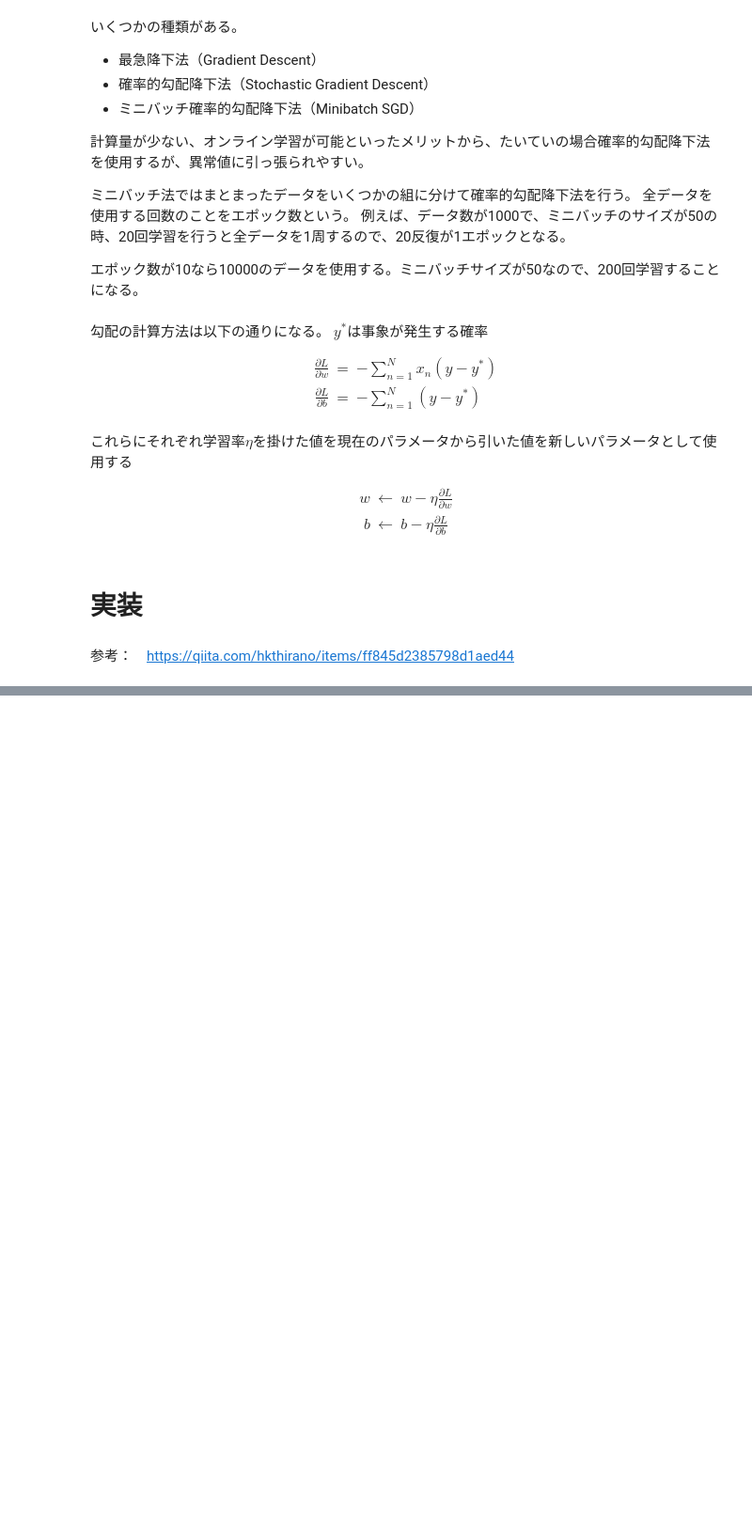
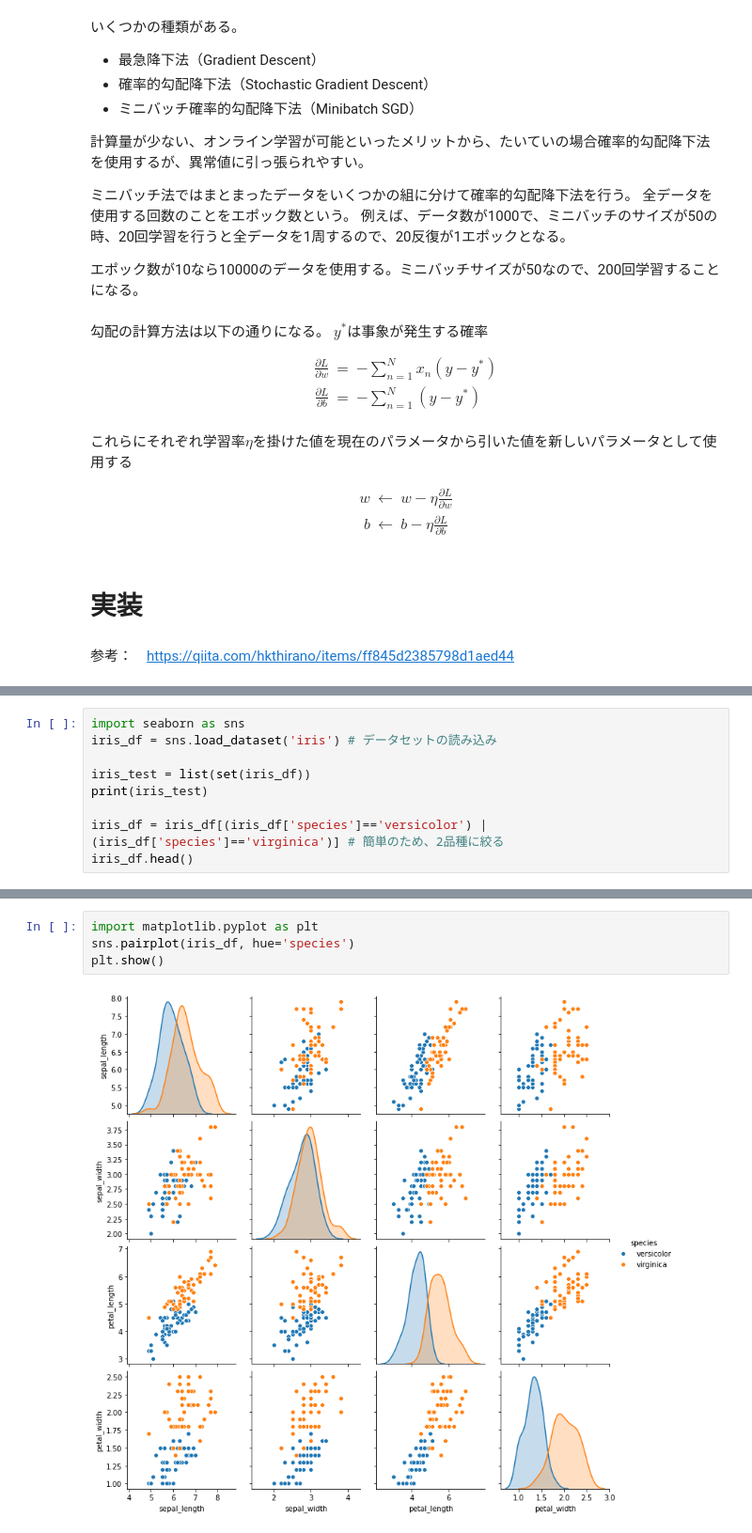
Before and after one commit to gitboku/statistics-practice, a Jupyter notebook: ロジスティック回帰分析.ipynb, the cells around one changed output, grey strips where cells are left out. Shown at 94% size. Saved outputs shown, nothing was run; the diff lists cells and outputs as text; blank space fills up the shorter version.

```diff
--- a/ロジスティック回帰分析.ipynb
+++ b/ロジスティック回帰分析.ipynb
@@ -168,0 +175,9 @@ plt.close()
+# %%
+import seaborn as sns
+iris_df = sns.load_dataset('iris') # データセットの読み込み
+
+iris_test = list(set(iris_df))
+print(iris_test)
+
+iris_df = iris_df[(iris_df['species']=='versicolor') | (iris_df['species']=='virginica')] # 簡単のため、2品種に絞る
+iris_df.head()
@@ -168,0 +192,6 @@ plt.close()
+# %%
+import matplotlib.pyplot as plt
+sns.pairplot(iris_df, hue='species')
+plt.show()
+# %% [output]
+[figure, added]
```
Also changed, not shown: parts of 11 cells of this notebook.
